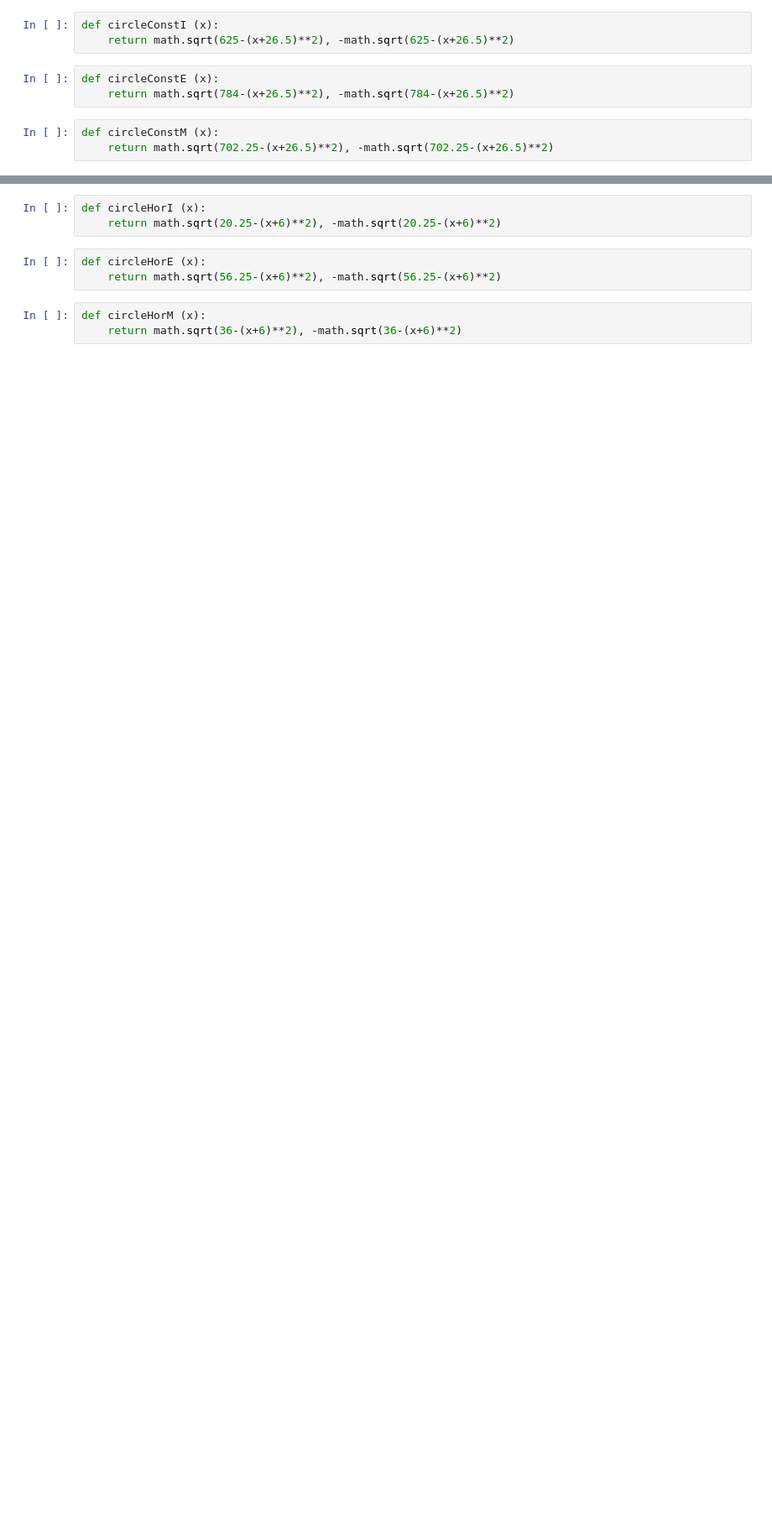
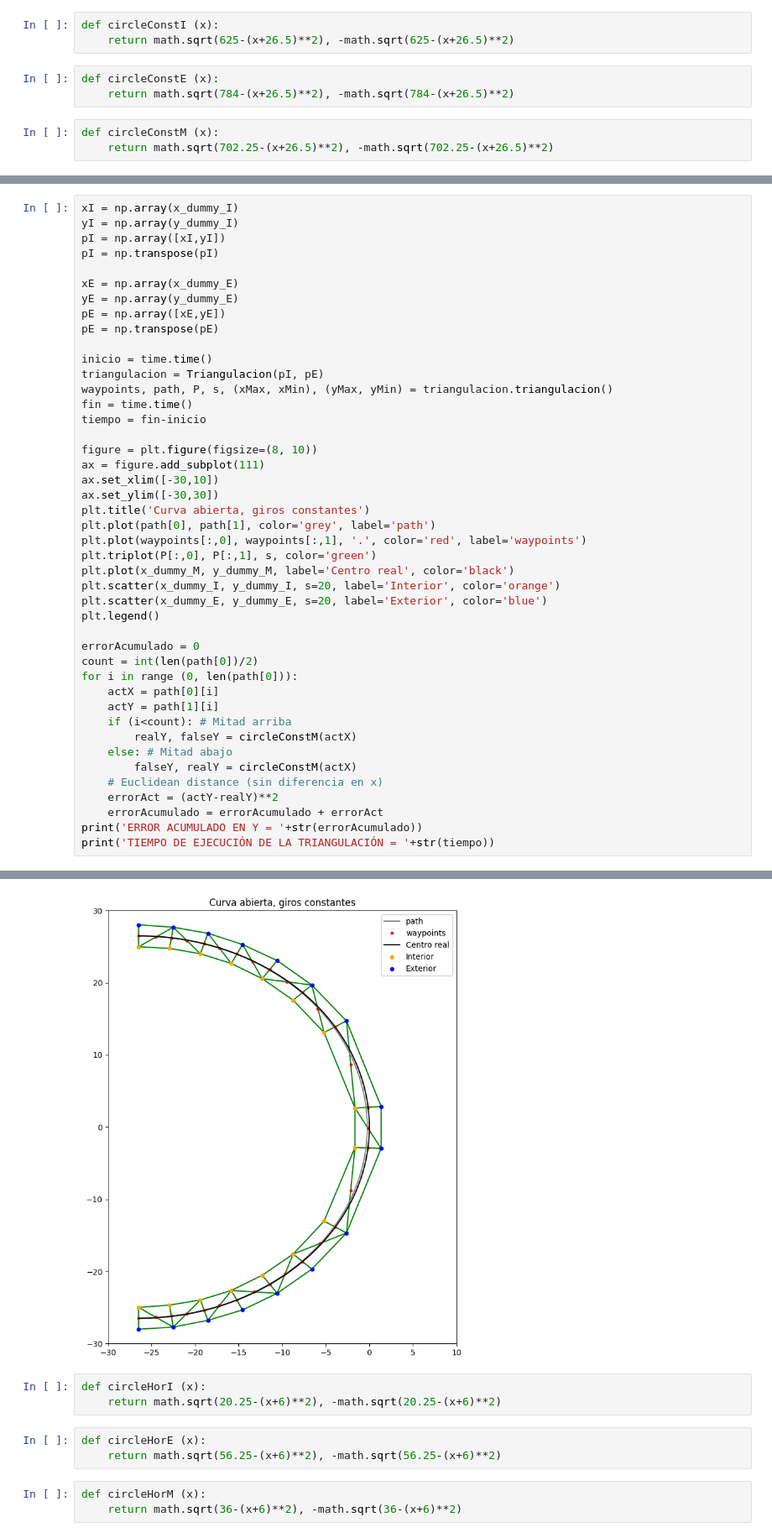
Before and after one commit to FSBDriverless/FS-AI, a Jupyter notebook: Planificación/Test Case Planificación.ipynb, the cells around one changed output, grey strips where cells are left out. Shown at 84% size. Drawn from its saved outputs; the diff is of its cells as text; blank space fills up the shorter version.

```diff
--- a/Planificación/Test Case Planificación.ipynb
+++ b/Planificación/Test Case Planificación.ipynb
@@ -72,0 +290,45 @@ plt.legend()
+# %%
+xI = np.array(x_dummy_I)
+yI = np.array(y_dummy_I)
+pI = np.array([xI,yI])
+pI = np.transpose(pI)
+
+xE = np.array(x_dummy_E)
+yE = np.array(y_dummy_E)
+pE = np.array([xE,yE])
+pE = np.transpose(pE)
+
+inicio = time.time()
+triangulacion = Triangulacion(pI, pE)
+waypoints, path, P, s, (xMax, xMin), (yMax, yMin) = triangulacion.triangulacion()
+fin = time.time()
+tiempo = fin-inicio
+
+figure = plt.figure(figsize=(8, 10))
+ax = figure.add_subplot(111)
+ax.set_xlim([-30,10])
+ax.set_ylim([-30,30])
+plt.title('Curva abierta, giros constantes')
+plt.plot(path[0], path[1], color='grey', label='path')
+plt.plot(waypoints[:,0], waypoints[:,1], '.', color='red', label='waypoints')
+plt.triplot(P[:,0], P[:,1], s, color='green')
+plt.plot(x_dummy_M, y_dummy_M, label='Centro real', color='black')
+plt.scatter(x_dummy_I, y_dummy_I, s=20, label='Interior', color='orange')
+plt.scatter(x_dummy_E, y_dummy_E, s=20, label='Exterior', color='blue')
+plt.legend()
+
+errorAcumulado = 0
+count = int(len(path[0])/2)
+for i in range (0, len(path[0])):
+    actX = path[0][i]
+    actY = path[1][i]
+    if (i<count): # Mitad arriba
+        realY, falseY = circleConstM(actX)
+    else: # Mitad abajo
+        falseY, realY = circleConstM(actX)
+    # Euclidean distance (sin diferencia en x)
+    errorAct = (actY-realY)**2
+    errorAcumulado = errorAcumulado + errorAct
+print('ERROR ACUMULADO EN Y = '+str(errorAcumulado))
+print('TIEMPO DE EJECUCIÓN DE LA TRIANGULACIÓN = '+str(tiempo))
+# %% [output]
@@ -73,3 +337,4 @@ plt.legend()
+[figure, added]
 # %%
 def circleHorI (x):
     return math.sqrt(20.25-(x+6)**2), -math.sqrt(20.25-(x+6)**2)
```
Also changed, not shown: parts of 13 cells of this notebook.
